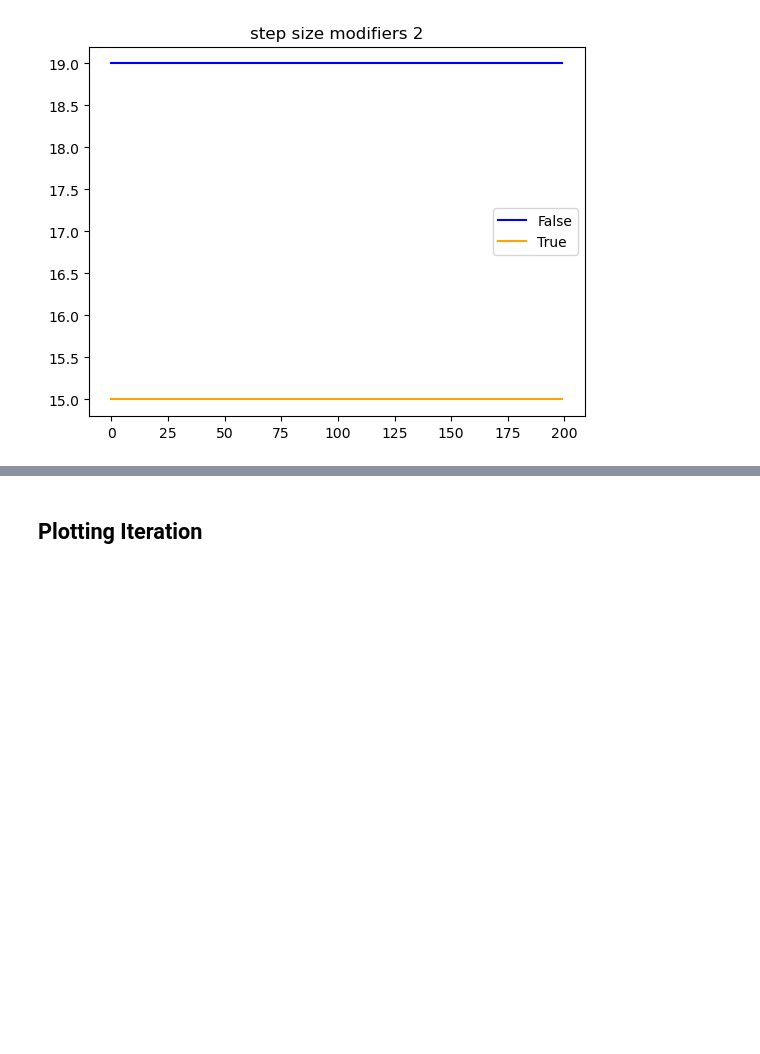
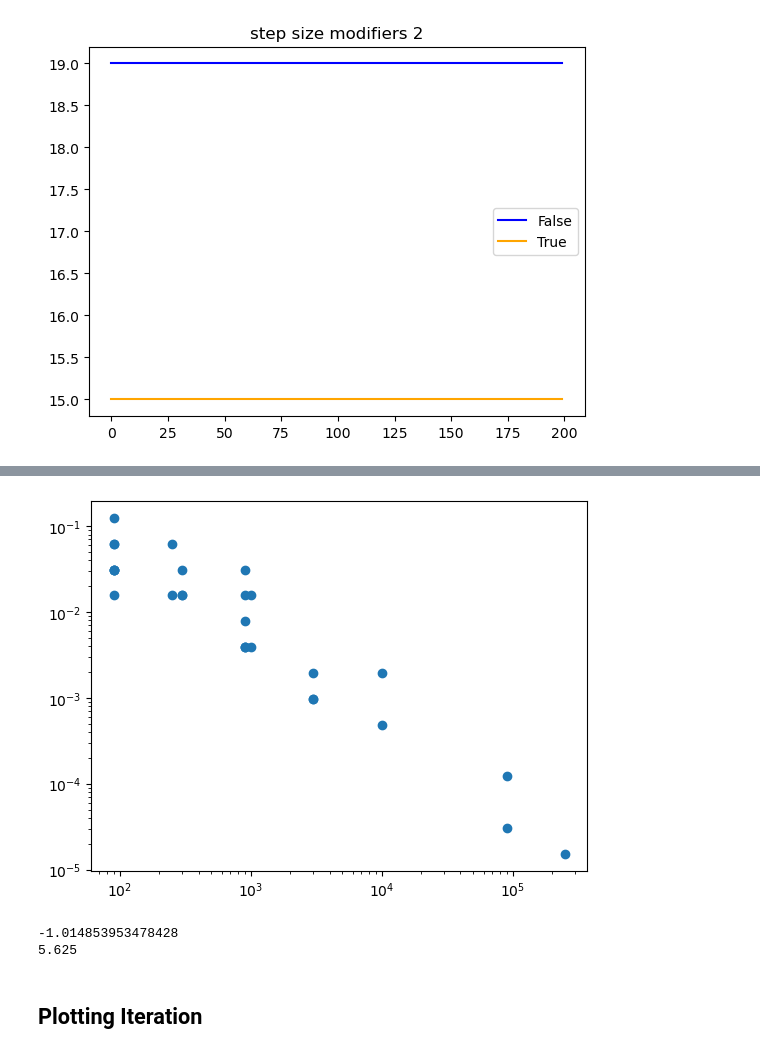
Before and after one commit to IntegrierBar/GeometricTensorFactorization, a Jupyter notebook: Masterarbeit.ipynb, the cells around one changed output, grey strips where cells are left out. Cells and saved outputs as stored; diff of their text form; code cells hidden in the pictures; blank space fills up the shorter version.

```diff
--- a/Masterarbeit.ipynb
+++ b/Masterarbeit.ipynb
@@ -113,3 +183,58 @@ took 6.131999492645264 seconds with final error 0.1465261224953962
+# %%
+# let us plot the step size with the size of the contraction, i.e. khatri_rao_product.shape[0]
+data = [ # (30, 30, 3)
+    (90, 0.015625),
+    (90, 0.03125),
+    (90, 0.03125),
+    (90, 0.03125),
+    (90, 0.0625),
+    (900, 0.00390625),
+    (900, 0.0078125),
+    # (100, 30, 3)
+    (90, 0.03125),
+    (90, 0.125),
+    (90, 0.0625),
+    (300, 0.015625),
+    (300, 0.015625),
+    (300, 0.03125),
+    (3000, 0.001953125),
+    (3000, 0.0009765625),
+    (3000, 0.0009765625),
+    # (200, 50, 5)
+    (250, 0.015625),
+    (250, 0.0625),
+    (1000, 0.00390625),
+    (1000, 0.015625),
+    (10000, 0.001953125),
+    (10000, 0.00048828125),
+    # (300, 300, 3)
+    (900, 0.00390625),
+    (900, 0.015625),
+    (900, 0.03125),
+    (900, 0.00390625),
+    (90000, 3.0517578125e-05),
+    (90000, 0.0001220703125),
+    # some more points in the extremes
+    (250000, 1.52587890625e-05),
+
+    ]
+
+plt.scatter(*zip(*data))
+plt.yscale('log')
+plt.xscale('log')
+plt.show()
+# this looks like a line
+# %% [output]
+[figure, added]
+# %%
+m = (math.log10(2e-5) - math.log10(0.0625)) / (math.log10(250000) - math.log10(90))
+print(m)
+print(0.0625*90)
+
+# This means that step size \approx 5 / khatri_rao_product.shape[0]
+# %% [output]
+-1.014853953478428
+5.625
 # %% [markdown]
 ## Plotting Iteration
 # %%
```
Also changed, not shown: parts of 1 cell of this notebook, 1 other file.
